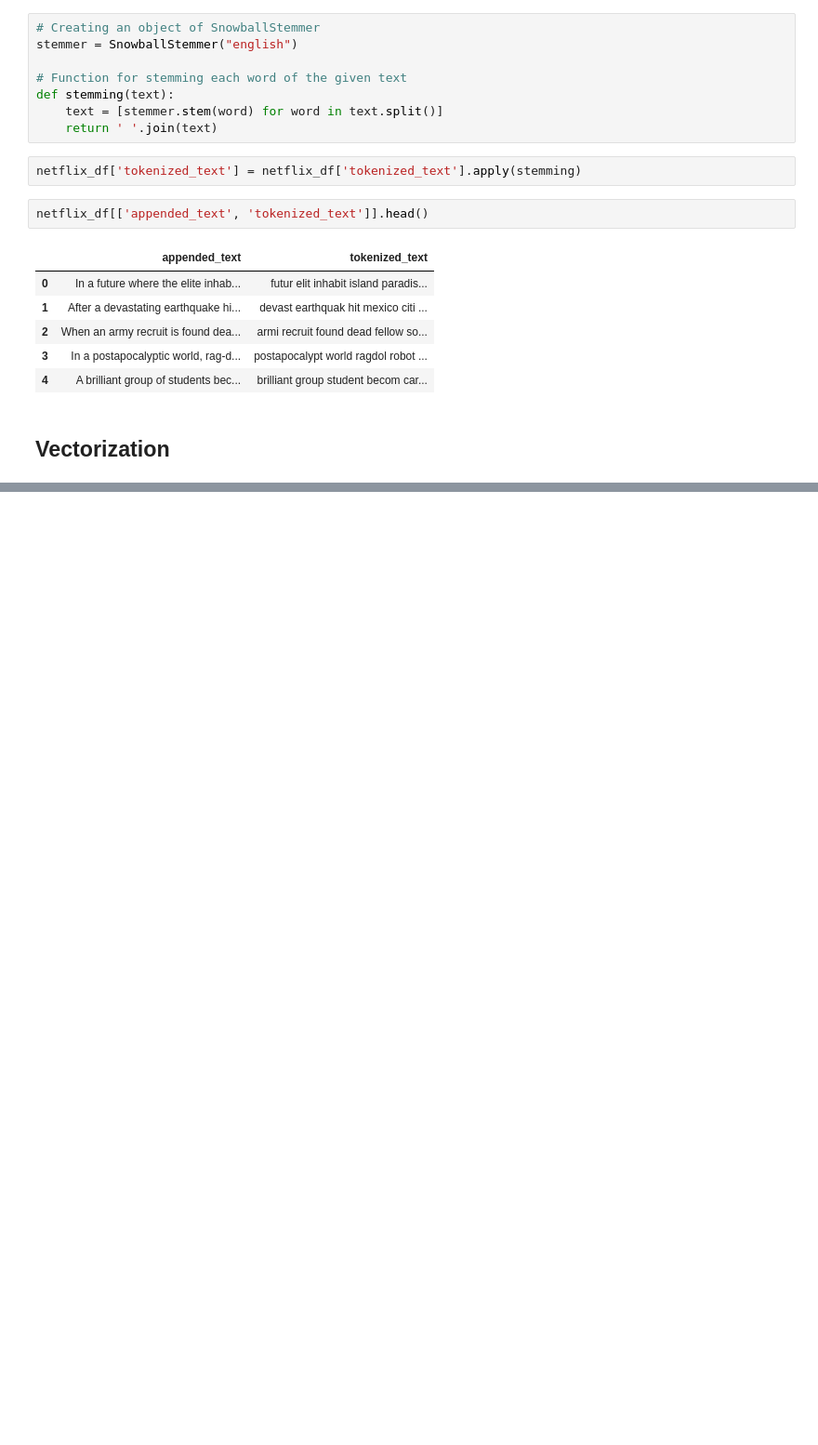
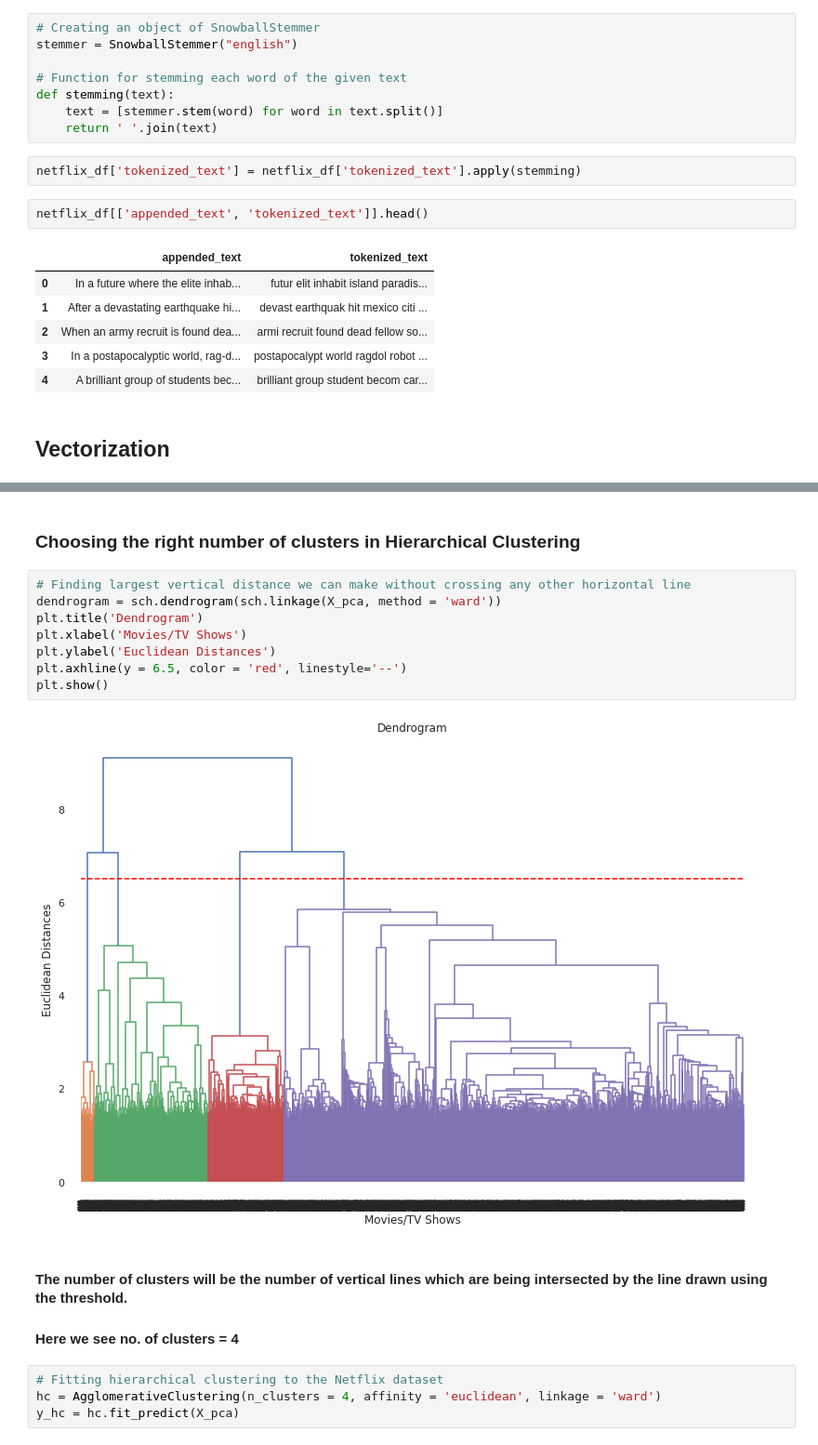
Before and after one commit to codeboy47/Netflix-movies-and-tv-shows-clustering, a Jupyter notebook: Individual_Notebook.ipynb, the cells around one changed output, grey strips where cells are left out. Shown at 93% size. Saved outputs shown, nothing was run; the diff lists cells and outputs as text; blank space fills up the shorter version.

```diff
--- a/Individual_Notebook.ipynb
+++ b/Individual_Notebook.ipynb
@@ -566,0 +623,20 @@ print(len(tf_idf.get_feature_names()))
+# %% [markdown]
+### Choosing the right number of clusters in Hierarchical Clustering
+# %%
+# Finding largest vertical distance we can make without crossing any other horizontal line
+dendrogram = sch.dendrogram(sch.linkage(X_pca, method = 'ward'))
+plt.title('Dendrogram')
+plt.xlabel('Movies/TV Shows')
+plt.ylabel('Euclidean Distances')
+plt.axhline(y = 6.5, color = 'red', linestyle='--')
+plt.show()
+# %% [output]
+[figure, added]
+# %% [markdown]
+#### The number of clusters will be the number of vertical lines which are being intersected by the line drawn using the threshold.
+
+#### Here we see no. of clusters = 4
+# %%
+# Fitting hierarchical clustering to the Netflix dataset
+hc = AgglomerativeClustering(n_clusters = 4, affinity = 'euclidean', linkage = 'ward')
+y_hc = hc.fit_predict(X_pca)
```
Also changed, not shown: parts of 47 cells of this notebook.
